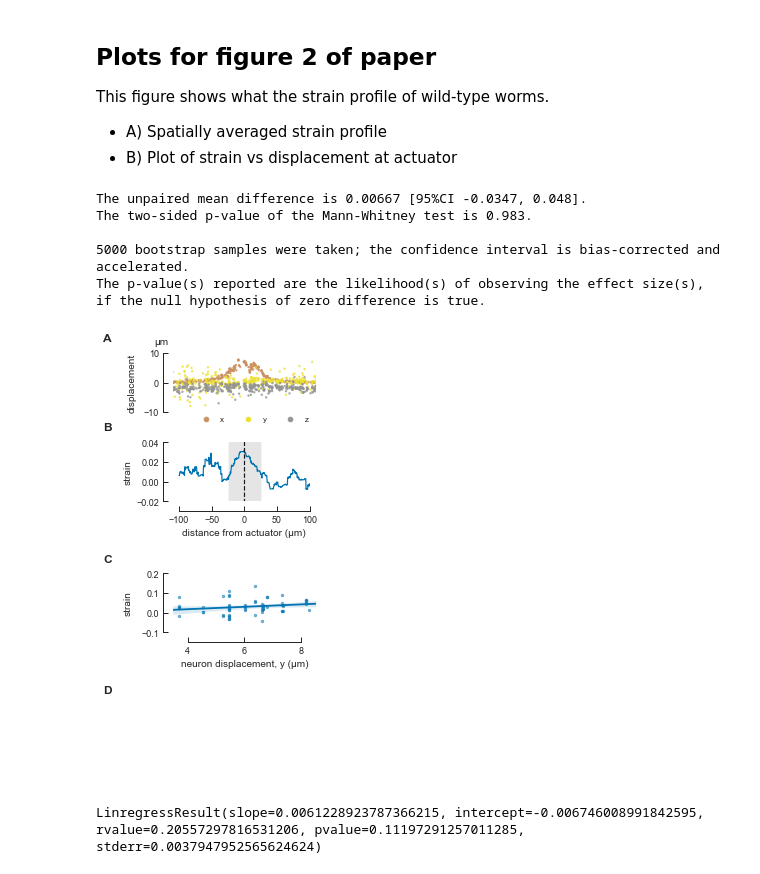
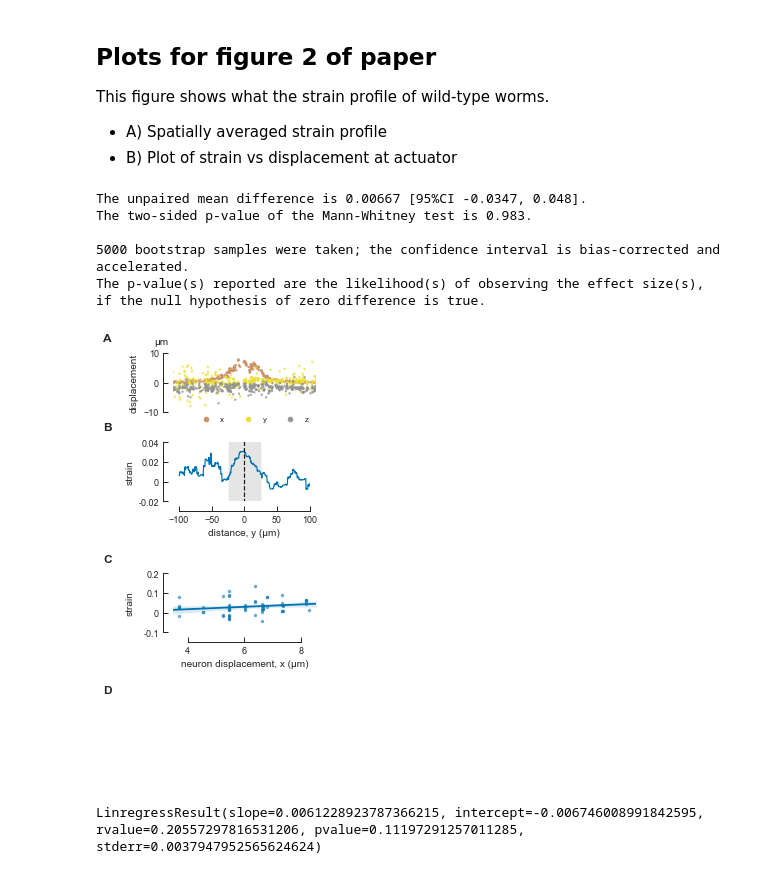
Before and after one commit to anekimken/SSN_ImageAnalysis, a Jupyter notebook: Notebooks/Displacement and Strain Plots.ipynb, the cells around one changed output. Cells and saved outputs as stored; diff of their text form; code cells hidden in the pictures.

```diff
--- a/Notebooks/Displacement and Strain Plots.ipynb
+++ b/Notebooks/Displacement and Strain Plots.ipynb
@@ -1446,7 +1447,7 @@ axes[2, 1].set_ylabel('displacement', verticalalignment='center')
 axes[2, 1].text(x=0, y=0.9, s='μm', transform=axes[2, 1].transAxes, fontsize=10)
 axes[2, 1].yaxis.labelpad = -5
 leg = axes[2, 1].legend([magenta_patch, green_patch], ['0 kPa', '300 kPa'],
-                        title='Pressure', frameon=False, loc='best', fontsize=8,
+                        title='pressure', frameon=False, loc='best', fontsize=8,
                         bbox_to_anchor=(1., 1.2), borderaxespad=0.)
 leg.get_title().set_fontsize(8)
 ylim = axes[2, 1].get_ylim()
@@ -1468,13 +1469,15 @@ sns.lineplot(x='y', y='strain', hue='genotype', style='pressure', ax=axes[3, 1],
 #                                            (spatial_strain_df['Experiment_id'] == example_trial)])
 axes[3, 1].set_xlim([left_side_of_image, right_side_of_image])
 axes[3, 1].set_xticks([-100, -50, 0, 50, 100])
-axes[3, 1].set_xlabel('distance from actuator (μm)')
+axes[3, 1].set_xlabel('distance, y (μm)')
 
 ylim = axes[3, 1].get_ylim()
 axes[3, 1].set_ylim([ylim[0], 0.1])
 axes[3, 1].set_ylabel('strain')
 axes[3, 1].yaxis.labelpad = -5
-axes[3, 1].set_yticks([0, 0.05 ,0.1])
+y_labels = [0, 0.05 ,0.1]
+axes[3, 1].set_yticks(y_labels)
+axes[3, 1].set_yticklabels([str(label) for label in y_labels])
 
 axes[3, 1].legend().set_visible(False)
 sns.despine(ax=axes[3, 1], offset=despine_offset_dict, trim=True)
@@ -1482,9 +1485,10 @@ sns.despine(ax=axes[3, 1], offset=despine_offset_dict, trim=True)
 for ax in axes[:,1]:
     ax.tick_params(axis='both', direction='in')
 
+
+fig.subplots_adjust(top=0.95, left=-.1, right=0.95)
+fig.align_labels()
+
 # Save fig
-fig.subplots_adjust(top=0.95, left=-.1, right=0.95)
-
-fig.align_labels()
 fig.savefig(fig_save_dir + 'DispOverlay.pdf')
 # %% [output]
@@ -1636,7 +1640,7 @@ sns.lineplot(x='y', y='strain', hue='genotype', palette=None,
                                         (spatial_strain_df['worm_strain'] == 'NM3573')&
                                         (spatial_strain_df['y'] > -100) &
                                         (spatial_strain_df['y'] < 100)])
-strain_ax.set_xlabel('distance from actuator (μm)')
+strain_ax.set_xlabel('distance, y (μm)')
 strain_ax.set_ylabel('strain')
 # Create a rectangle to show where actuator is
 rect = mpl.patches.Rectangle((-25,-1), width=50, height=2, facecolor='gray', alpha=0.2)
@@ -1644,16 +1648,20 @@ strain_ax.add_patch(rect)
 ylim = strain_ax.get_ylim()
 strain_ax.plot([0, 0],[-1, 1], '--k')
 strain_ax.set_ylim((-0.02, 0.04))
-strain_ax.set_yticks([-0.02, 0, 0.02, 0.04])
+y_labels = [-0.02, 0, 0.02, 0.04]
+strain_ax.set_yticks(y_labels)
+strain_ax.set_yticklabels([str(label) for label in y_labels])
 sns.despine(ax=strain_ax, offset=10, trim=True)
 
 ####################### Strain vs. Displacement #######################
 sns.regplot(x='max_dist', y='strain', ax=strain_v_disp_ax, scatter_kws={'alpha':0.5}, marker='.', #ci=None,
             data=central_mito_pair_df.loc[central_mito_pair_df['worm_strain'] == 'NM3573'])
-strain_v_disp_ax.set_xlabel('neuron displacement, y (μm)')
+strain_v_disp_ax.set_xlabel('neuron displacement, x (μm)')
 strain_v_disp_ax.set_ylabel('strain')
 strain_v_disp_ax.set_ylim((-0.1, 0.2))
-strain_v_disp_ax.set_yticks([-0.1, 0, 0.1, 0.2])
+y_labels = [-0.1, 0, 0.1, 0.2]
+strain_v_disp_ax.set_yticks(y_labels)
+strain_v_disp_ax.set_yticklabels([str(label) for label in y_labels])
 sns.despine(ax=strain_v_disp_ax, offset=10, trim=True)
 
 # Touch test results
@@ -1669,34 +1677,34 @@ transgenic_results = get_touch_test_df(base_folder, ctrl_filenames);
 #     ax=est_plot_ax)
 # est_plot_ax.set_ylabel('Response probability')
 # pos = est_plot_ax.get_position()
 # left_shift = 0.018
 # pos.x0 -= left_shift
 # pos.x1 -= left_shift
 # est_plot_ax.set_position(pos)
 
 ####################### Diagram of coordinate system #######################
 diagram_ax.axis('off')
 
 for ax in axes[:,1]:
     ax.tick_params(axis='both', direction='in')
 
 fig.align_ylabels()
 fig.subplots_adjust(bottom=0, top=0.95)
 
 fig.savefig(fig_save_dir + 'WildTypeStrain.pdf')
 
 dabest.TwoGroupsEffectSize(
     control=transgenic_results.loc[transgenic_results['genotype']=='wild-type']['touch_outcome'].values,
     test=transgenic_results.loc[transgenic_results['genotype']=='control']['touch_outcome'].values,
     effect_size='mean_diff')
 # %% [output]
 The unpaired mean difference is 0.00667 [95%CI -0.0347, 0.048].
 The two-sided p-value of the Mann-Whitney test is 0.983.
 
 5000 bootstrap samples were taken; the confidence interval is bias-corrected and accelerated.
 The p-value(s) reported are the likelihood(s) of observing the effect size(s),
 if the null hypothesis of zero difference is true.
-[figure, old version]
+[figure, new version]
 # %%
 stats.linregress(x=central_mito_pair_df.loc[central_mito_pair_df['worm_strain']=='NM3573']['max_dist'],
                  y=central_mito_pair_df.loc[central_mito_pair_df['worm_strain']=='NM3573']['strain'])
```
Also changed, not shown: parts of 9 cells of this notebook.
